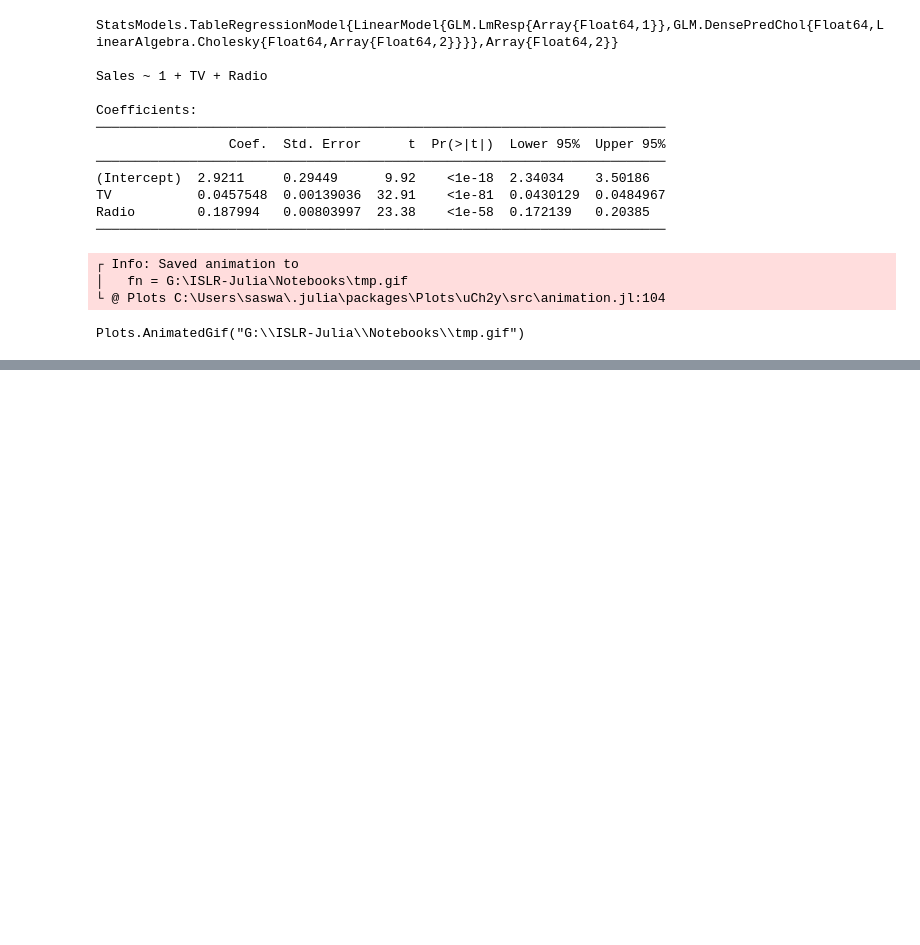
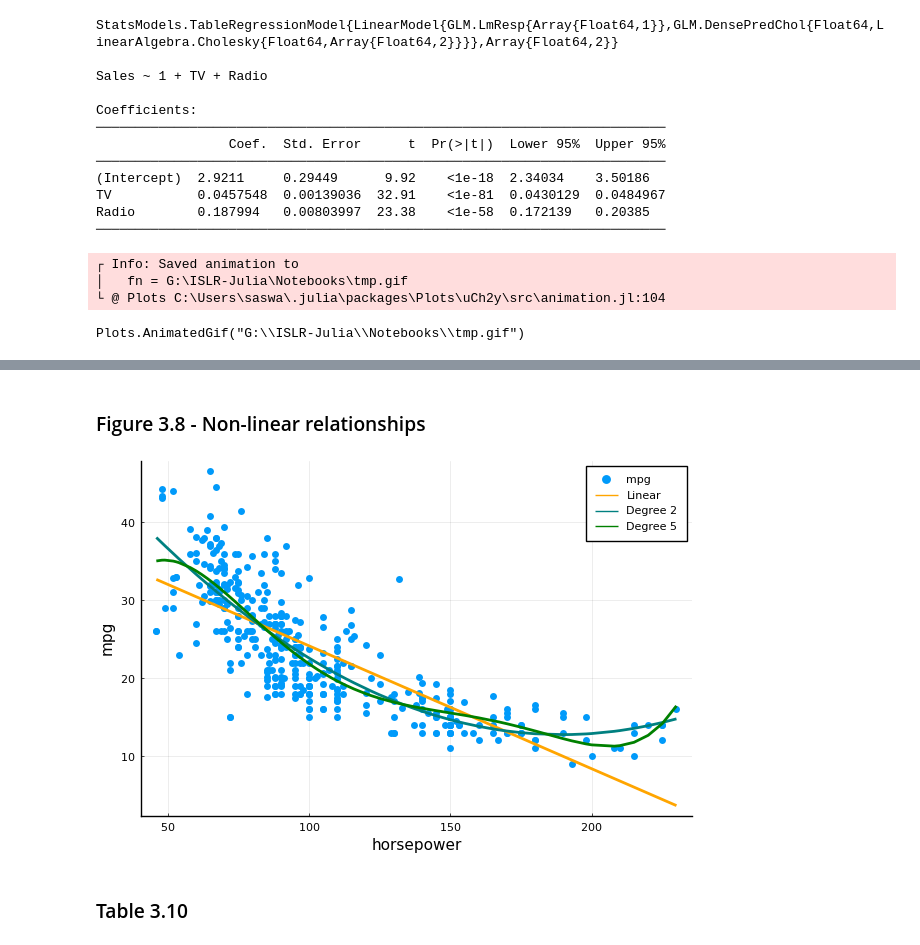
Before and after one commit to kanishka-006/ISLR-Julia, a Jupyter notebook: Notebooks/Chapter 3.ipynb, the cells around one changed output, grey strips where cells are left out. Cells and saved outputs as stored; diff of their text form; code cells hidden in the pictures; blank space fills up the shorter version.

```diff
--- a/Notebooks/Chapter 3.ipynb
+++ b/Notebooks/Chapter 3.ipynb
@@ -327,0 +377,17 @@ df = advertising
+# %% [markdown]
+### Figure 3.8 - Non-linear relationships
+# %%
+using Polynomials
+linearpred = Polynomials.fit(auto.horsepower, auto.mpg , 1).(auto.horsepower);
+quadpred = Polynomials.fit(auto.horsepower, auto.mpg , 2).(auto.horsepower);
+pentapred = Polynomials.fit(auto.horsepower, auto.mpg , 5).(auto.horsepower);
+scatter(auto.horsepower, auto.mpg, markerstrokewidth=0, markersize=5, label="mpg")
+plot!(auto.horsepower, linearpred, st=:line, linecolor= :orange, label="Linear", linewidth=2)
+plot!(auto.horsepower, quadpred, st=:line, linecolor= :teal, label="Degree 2", linewidth=2)
+plot!(auto.horsepower, pentapred, st=:line, linecolor= :green, label="Degree 5", linewidth=2)
+xlabel!("horsepower")
+ylabel!("mpg")
+# %% [output]
+[figure, added]
+# %% [markdown]
+### Table 3.10
```
Also changed, not shown: parts of 37 cells of this notebook.
